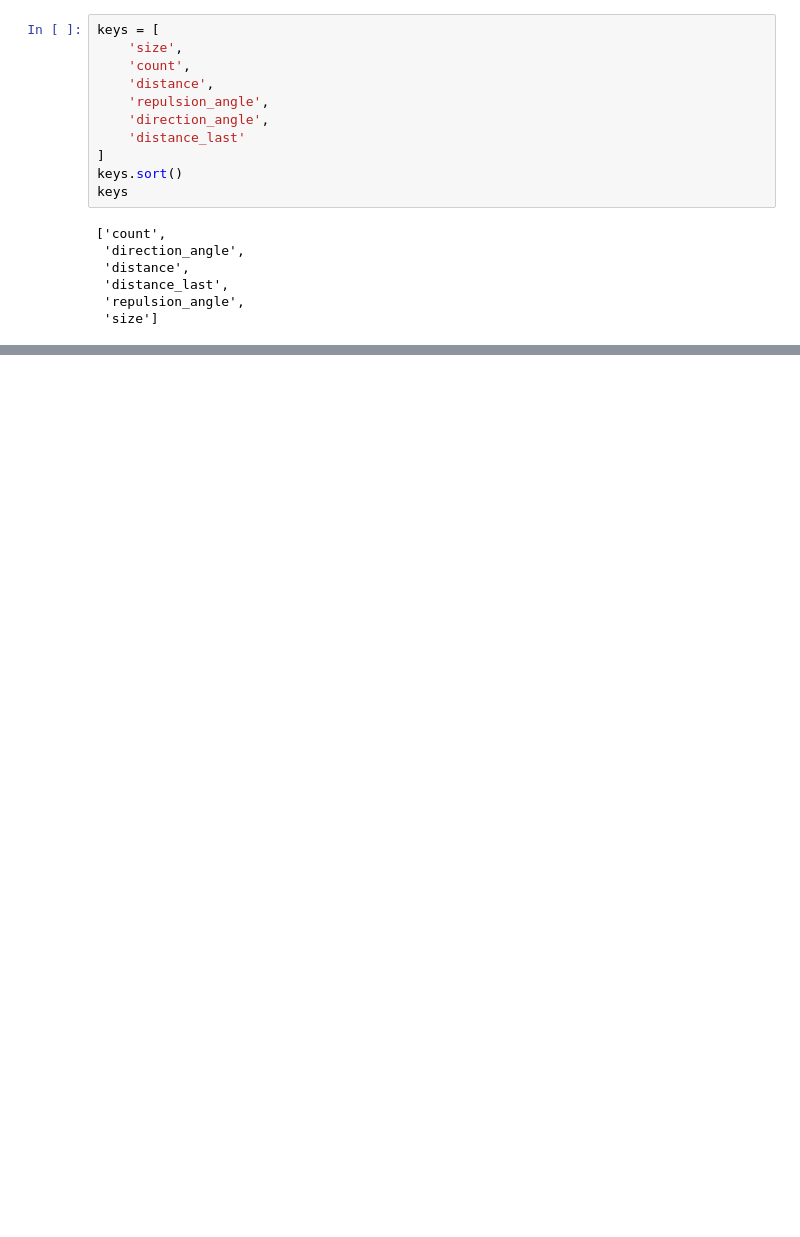
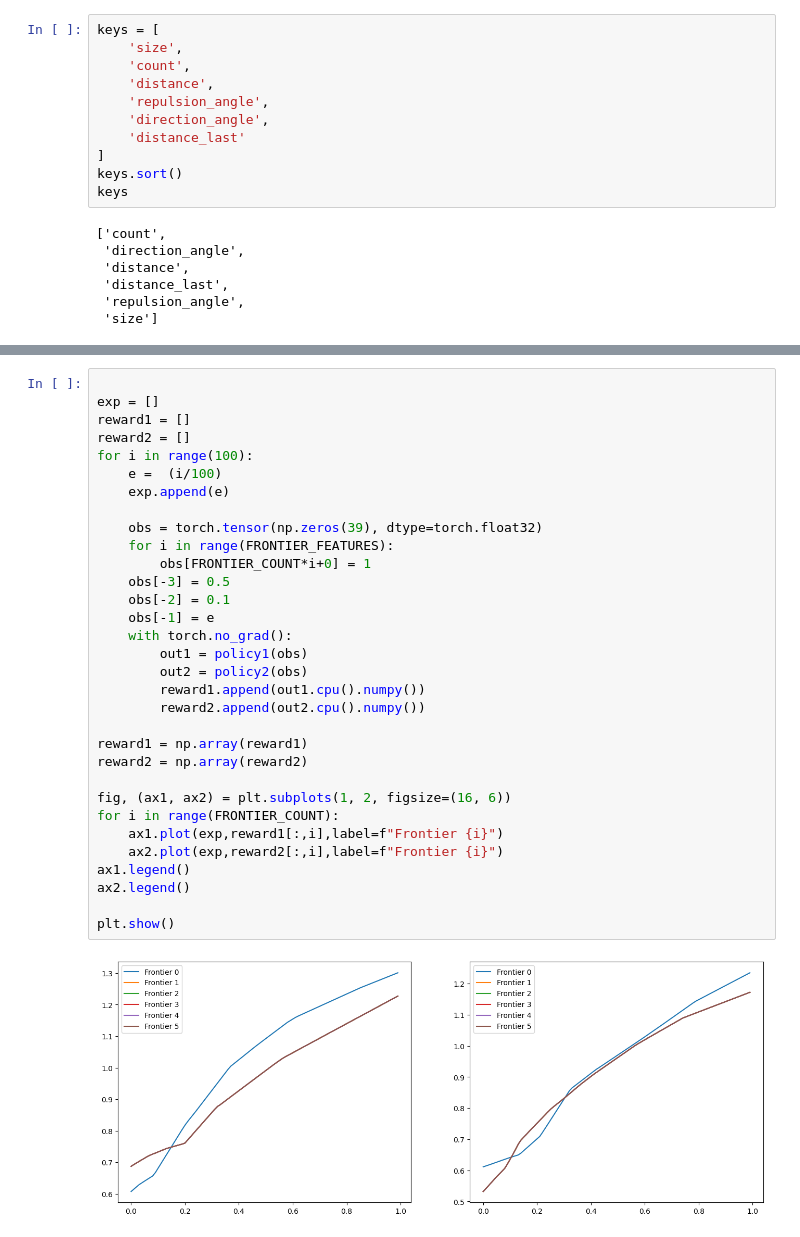
Before and after one commit to Etyl/swarm-rescue, a Jupyter notebook: rl/function_vis.ipynb, the cells around one changed output, grey strips where cells are left out. Cells and saved outputs as stored; diff of their text form; blank space fills up the shorter version.

```diff
--- a/rl/function_vis.ipynb
+++ b/rl/function_vis.ipynb
@@ -78,0 +122,34 @@ plt.show()
+# %%
+
+exp = []
+reward1 = []
+reward2 = []
+for i in range(100):
+    e =  (i/100)
+    exp.append(e)
+
+    obs = torch.tensor(np.zeros(39), dtype=torch.float32)
+    for i in range(FRONTIER_FEATURES):
+        obs[FRONTIER_COUNT*i+0] = 1
+    obs[-3] = 0.5
+    obs[-2] = 0.1
+    obs[-1] = e
+    with torch.no_grad():
+        out1 = policy1(obs)
+        out2 = policy2(obs)
+        reward1.append(out1.cpu().numpy())
+        reward2.append(out2.cpu().numpy())
+
+reward1 = np.array(reward1)
+reward2 = np.array(reward2)
+
+fig, (ax1, ax2) = plt.subplots(1, 2, figsize=(16, 6))
+for i in range(FRONTIER_COUNT):
+    ax1.plot(exp,reward1[:,i],label=f"Frontier {i}")
+    ax2.plot(exp,reward2[:,i],label=f"Frontier {i}")
+ax1.legend()
+ax2.legend()
+
+plt.show()
+# %% [output]
+[figure, added]
```
Also changed, not shown: parts of 5 cells of this notebook, 2 other files.
